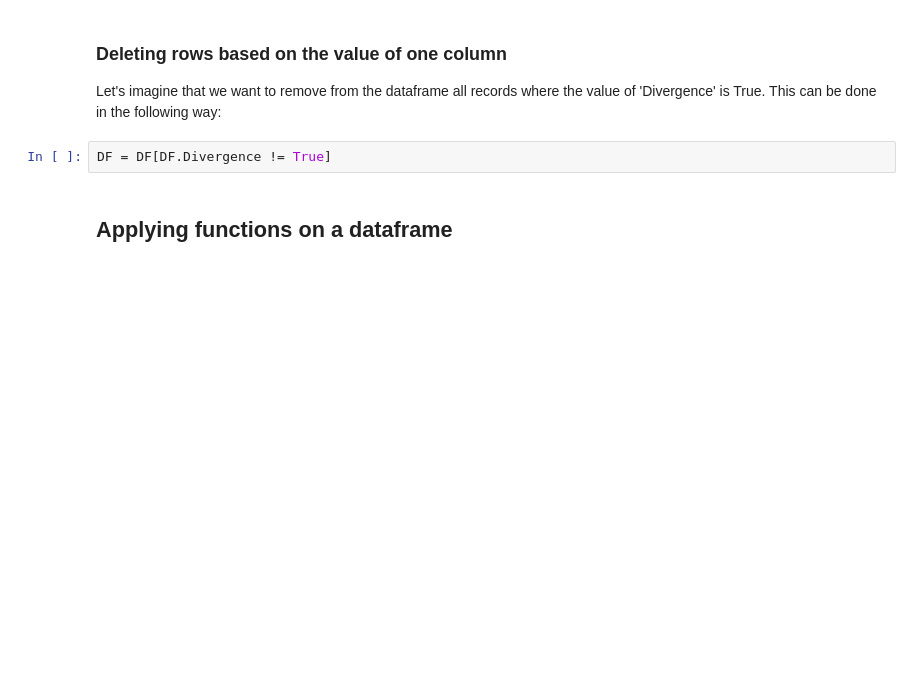
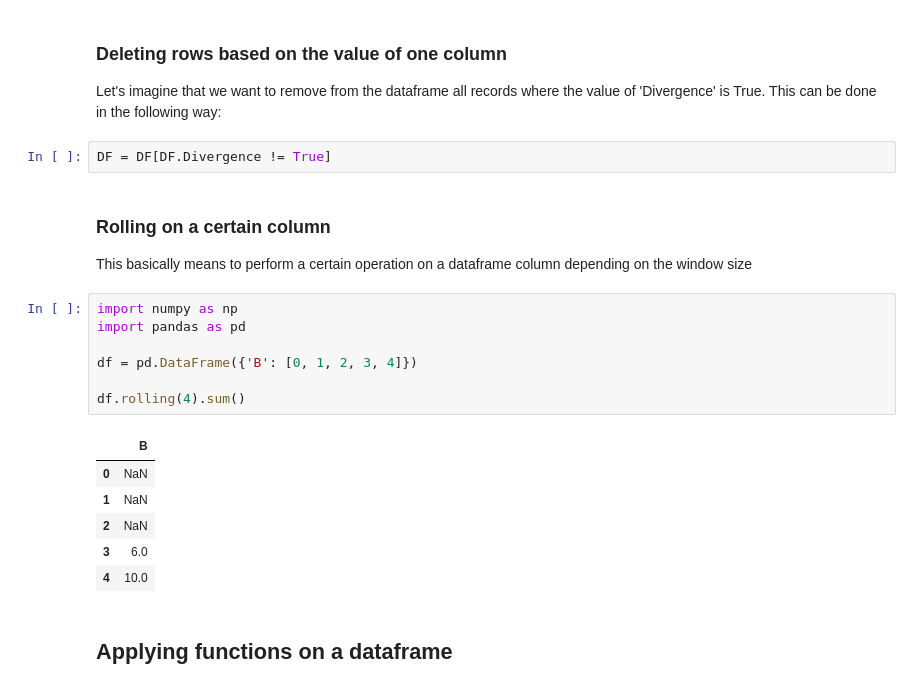
Before and after one commit to elowy01/PYTHON_NOTES, a Jupyter notebook: PANDAS/DATAFRAMES/Dataframe Notes.ipynb, the cells around one changed output. Saved outputs shown, nothing was run; the diff lists cells and outputs as text; blank space fills up the shorter version.

```diff
--- a/PANDAS/DATAFRAMES/Dataframe Notes.ipynb
+++ b/PANDAS/DATAFRAMES/Dataframe Notes.ipynb
@@ -508,6 +572,23 @@ DF['End of trend'] = pd.to_datetime(DF['End of trend'])
 Let's imagine that we want to remove from the dataframe all records where the value of 'Divergence' is True. This can be done in the following way:
 # %%
 DF = DF[DF.Divergence != True]
+# %% [markdown]
+### Rolling on a certain column
+This basically means to perform a certain operation on a dataframe column depending on the window size
+# %%
+import numpy as np
+import pandas as pd
+
+df = pd.DataFrame({'B': [0, 1, 2, 3, 4]})
+
+df.rolling(4).sum()
+# %% [output]
+|  | B |
+| 0 | NaN |
+| 1 | NaN |
+| 2 | NaN |
+| 3 | 6.0 |
+| 4 | 10.0 |
 # %% [markdown]
 ## Applying functions on a dataframe
 # %% [markdown]
```
Also changed, not shown: parts of 18 cells of this notebook, 3 other files.
